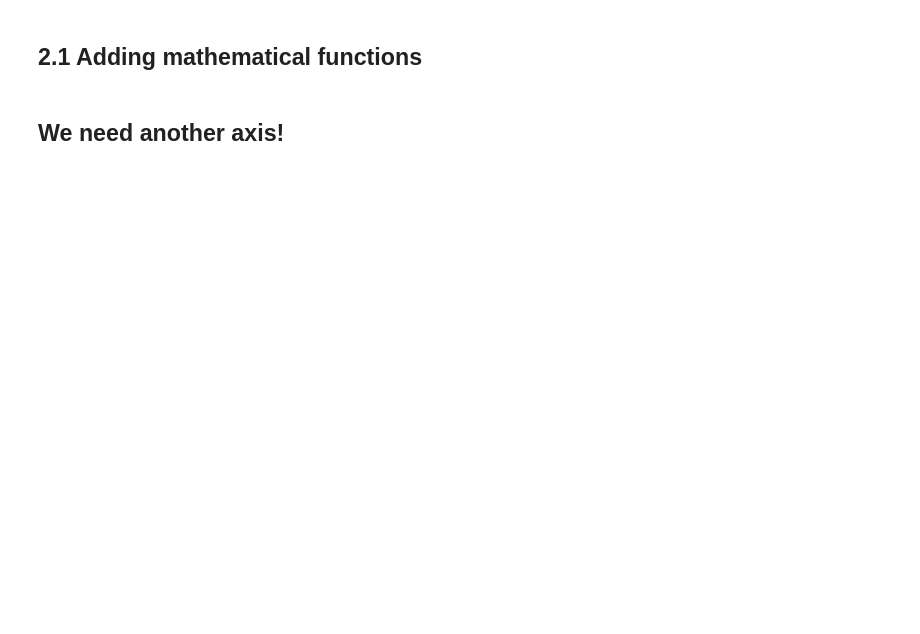
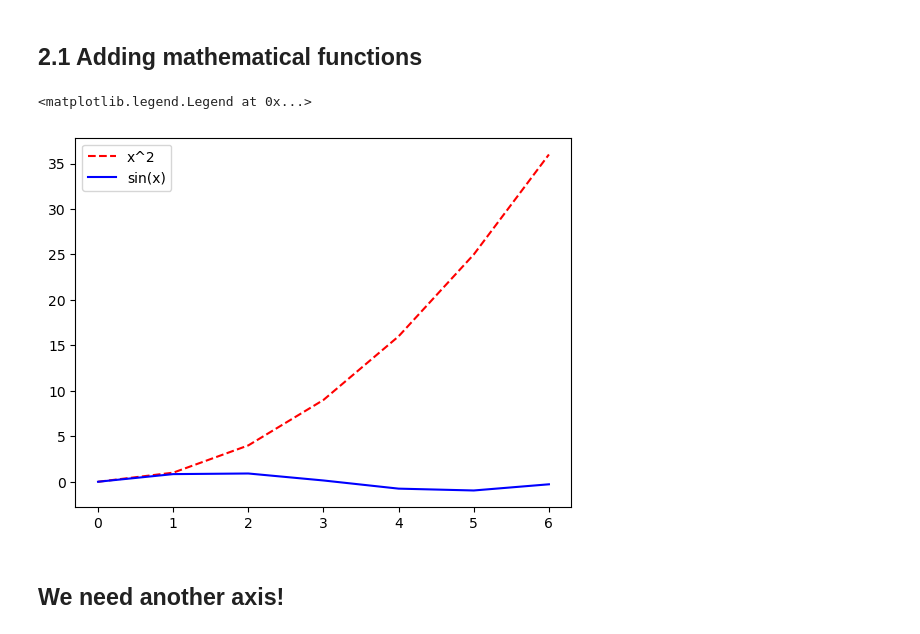
Before and after one commit to SPS-SP2273/learning-portfolio-reneeyeapyewjin, a Jupyter notebook: 7.1_plotting/plotting_(need).ipynb, the cells around one changed output. Cells and saved outputs as stored; diff of their text form; code cells hidden in the pictures; blank space fills up the shorter version.

```diff
--- a/7.1_plotting/plotting_(need).ipynb
+++ b/7.1_plotting/plotting_(need).ipynb
@@ -59,4 +113,18 @@ plot(
 # %% [markdown]
 ## 2.1 Adding mathematical functions
+# %%
+x = np.array([0, 1, 2, 3, 4, 5, 6])
+
+x2 = x**2                  # The math stuff
+sin_x = np.sin(x)
+
+plt.plot(x, x2, label='x^2',
+         color='red', linestyle='dashed', )
+plt.plot(x, sin_x, label='sin(x)',
+         color='blue')
+plt.legend()
+# %% [output]
+<matplotlib.legend.Legend at 0x...>
+[figure, added]
 # %% [markdown]
 ## We need another axis!
```
Also changed, not shown: parts of 11 cells of this notebook, 3 other files.
